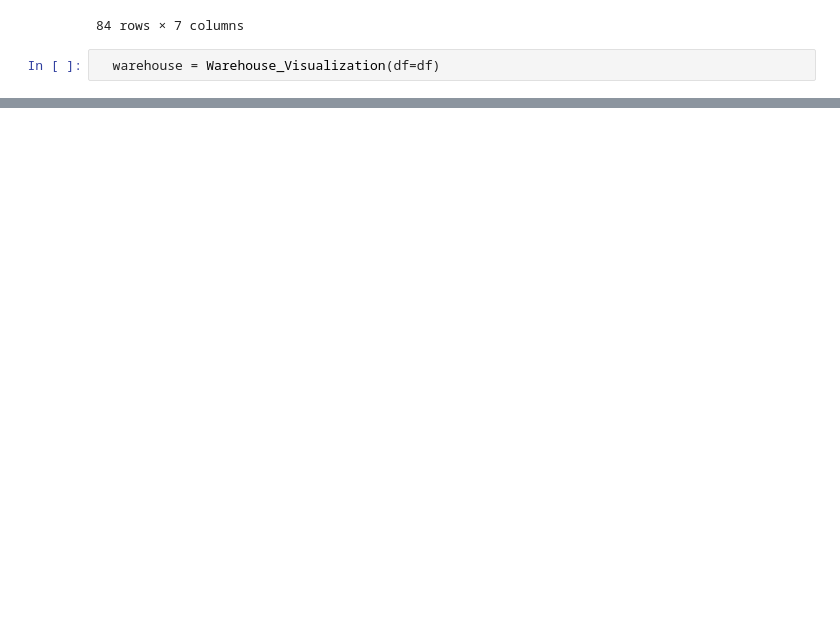
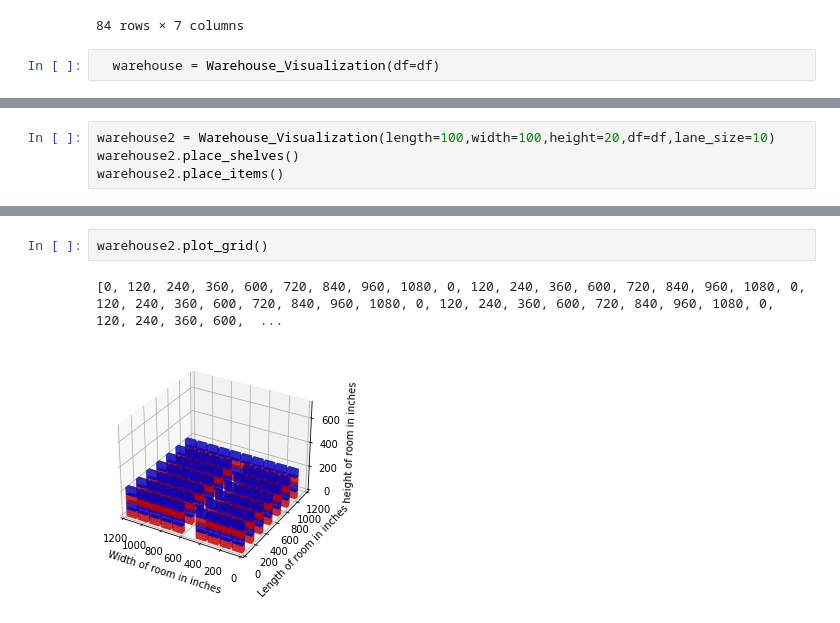
Before and after one commit to Supply-Chain-Gang/warehouse-organization-tool, a Jupyter notebook: warehouse_organization_tool/notebooks/warehouse_visualization.ipynb, the cells around one changed output, grey strips where cells are left out. Cells and saved outputs as stored; diff of their text form; blank space fills up the shorter version.

Commit message:
made visuals modular

```diff
--- a/warehouse_organization_tool/notebooks/warehouse_visualization.ipynb
+++ b/warehouse_organization_tool/notebooks/warehouse_visualization.ipynb
@@ -51,0 +53,4 @@ warehouse.plot_grid()
+# %%
+warehouse2 = Warehouse_Visualization(length=100,width=100,height=20,df=df,lane_size=10)
+warehouse2.place_shelves()
+warehouse2.place_items()
@@ -51,0 +75,5 @@ warehouse.plot_grid()
+# %%
+warehouse2.plot_grid()
+# %% [output]
+[0, 120, 240, 360, 600, 720, 840, 960, 1080, 0, 120, 240, 360, 600, 720, 840, 960, 1080, 0, 120, 240, 360, 600, 720, 840, 960, 1080, 0, 120, 240, 360, 600, 720, 840, 960, 1080, 0, 120, 240, 360, 600,  ...
+[figure, added]
```
Also changed, not shown: parts of 4 cells of this notebook, 2 other files.
